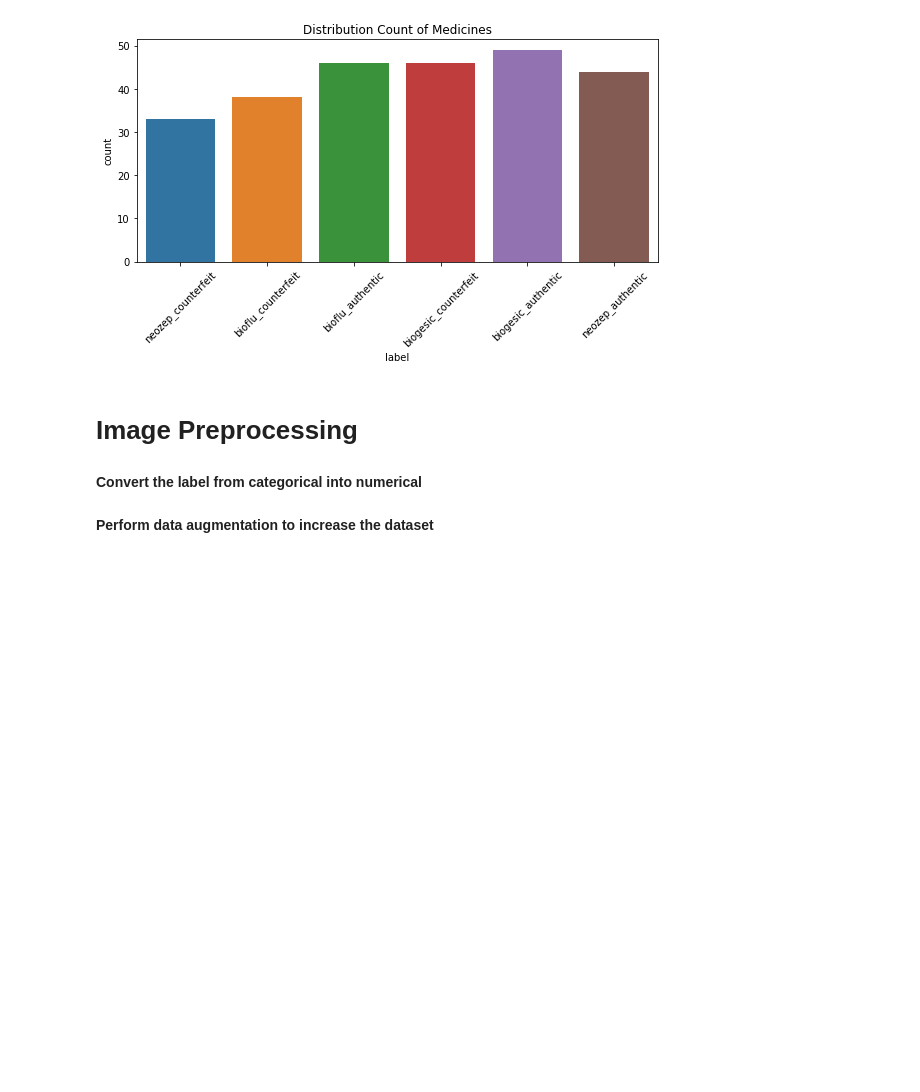
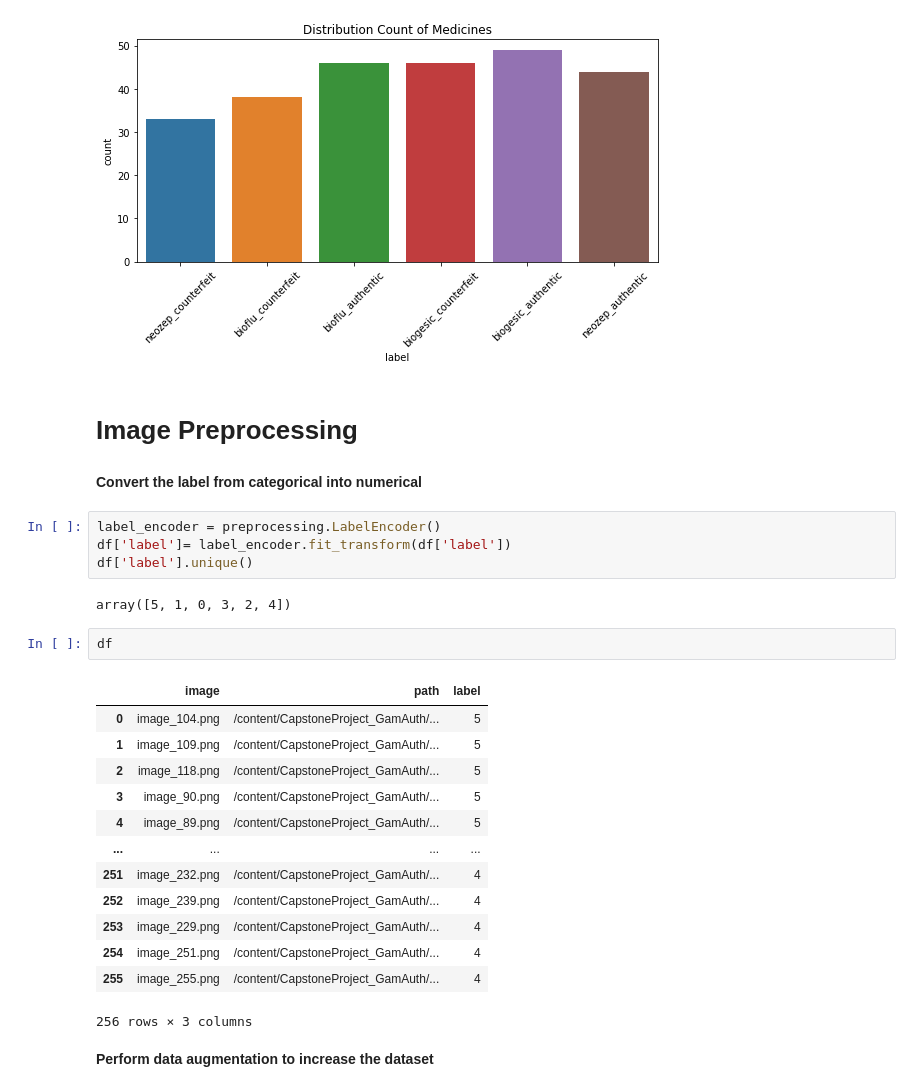
Before and after one commit to nathalierocelle/CapstoneProject_GamAuth, a Jupyter notebook: model_vgg.ipynb, the cells around one changed output. Saved outputs shown, nothing was run; the diff lists cells and outputs as text; blank space fills up the shorter version.

```diff
--- a/model_vgg.ipynb
+++ b/model_vgg.ipynb
@@ -91,5 +93,27 @@ plt.xticks(rotation=45)
 # Image Preprocessing
 # %% [markdown]
 **Convert the label from categorical into numerical**
+# %%
+label_encoder = preprocessing.LabelEncoder()
+df['label']= label_encoder.fit_transform(df['label'])
+df['label'].unique()
+# %% [output]
+array([5, 1, 0, 3, 2, 4])
+# %%
+df
+# %% [output]
+|  | image | path | label |
+| 0 | image_104.png | /content/CapstoneProject_GamAuth/... | 5 |
+| 1 | image_109.png | /content/CapstoneProject_GamAuth/... | 5 |
+| 2 | image_118.png | /content/CapstoneProject_GamAuth/... | 5 |
+| 3 | image_90.png | /content/CapstoneProject_GamAuth/... | 5 |
+| 4 | image_89.png | /content/CapstoneProject_GamAuth/... | 5 |
+| ... | ... | ... | ... |
+| 251 | image_232.png | /content/CapstoneProject_GamAuth/... | 4 |
+| 252 | image_239.png | /content/CapstoneProject_GamAuth/... | 4 |
+| 253 | image_229.png | /content/CapstoneProject_GamAuth/... | 4 |
+| 254 | image_251.png | /content/CapstoneProject_GamAuth/... | 4 |
+| 255 | image_255.png | /content/CapstoneProject_GamAuth/... | 4 |
+256 rows × 3 columns
 # %% [markdown]
 **Perform data augmentation to increase the dataset**
```
Also changed, not shown: parts of 2 cells of this notebook.
